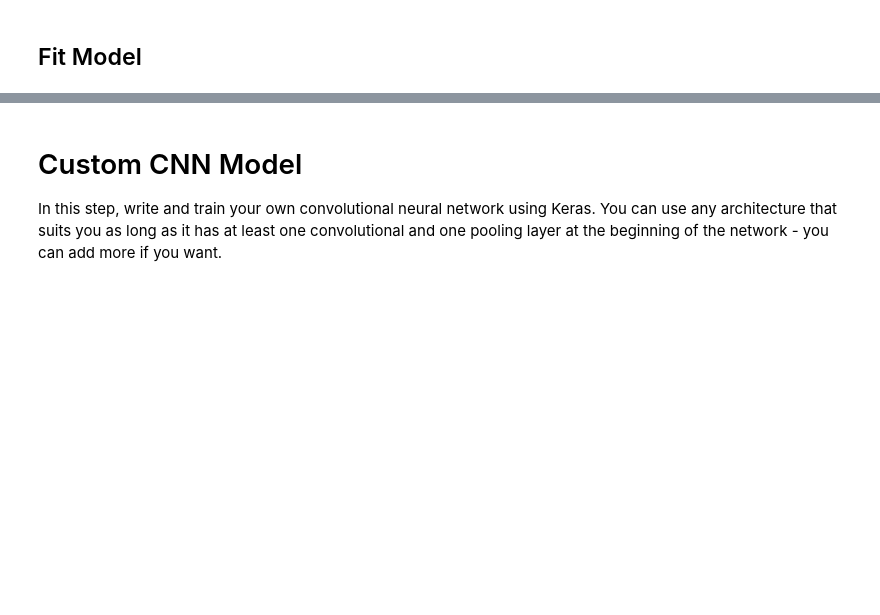
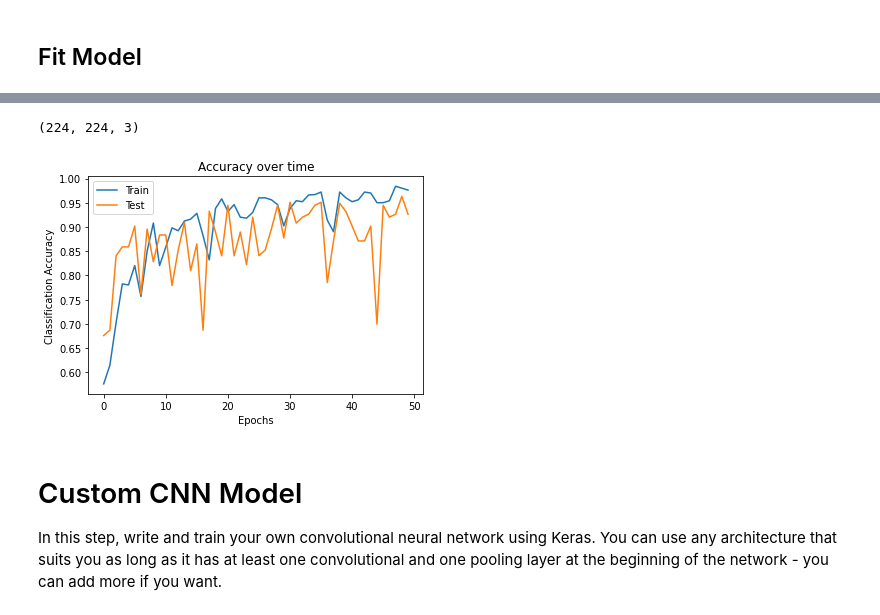
Before and after one commit to jacobpad/DS-Unit-4-Sprint-3-Deep-Learning, a Jupyter notebook: module2-convolutional-neural-networks/UPDATED_LS_DS_432_Convolution_Neural_Networks_Assignment.ipynb, the cells around one changed output, grey strips where cells are left out. Saved outputs shown, nothing was run; the diff lists cells and outputs as text; code cells hidden in the pictures; blank space fills up the shorter version.

```diff
--- a/module2-convolutional-neural-networks/UPDATED_LS_DS_432_Convolution_Neural_Networks_Assignment.ipynb
+++ b/module2-convolutional-neural-networks/UPDATED_LS_DS_432_Convolution_Neural_Networks_Assignment.ipynb
@@ -134,5 +178,8 @@ train_data_gen = train_image_generator.flow_from_directory(batch_size=batch_size
 # %%
 val_data_gen = validation_image_generator.flow_from_directory(batch_size=batch_size,
                                                               directory=validation_dir,
-                                                              target_size=(IMG_HEIGHT, IMG_WIDTH, CHNLS),
+                                                              target_size=(IMG_HEIGHT,
+                                                                           IMG_WIDTH,
+                                                                          #  CHNLS
+                                                                           ),
                                                               class_mode='binary')
@@ -140,0 +248,7 @@ val_data_gen = validation_image_generator.flow_from_directory(batch_size=batch_s
+# %%
+# Re-add dense layers (explained above)
+x = resnet.output
+x = GlobalAveragePooling2D()(x) # This layer is a really fancy flatten
+x = Dense(1024, activation='relu')(x)
+predictions = Dense(1, activation='sigmoid')(x)
+model = Model(resnet.input, predictions)
@@ -140,0 +257,5 @@ val_data_gen = validation_image_generator.flow_from_directory(batch_size=batch_s
+# %%
+# Compile Model
+model.compile(optimizer='adam',
+              loss='binary_crossentropy',
+              metrics=['accuracy'])
@@ -141,10 +283,9 @@ val_data_gen = validation_image_generator.flow_from_directory(batch_size=batch_s
 # %% [markdown]
 ## Fit Model
 # %%
-history = model.fit(
-    train_data_gen,
-    steps_per_epoch=total_train // batch_size,
-    epochs=epochs,
-    validation_data=val_data_gen,
-    validation_steps=total_val // batch_size
-)
+# Fit Model
+history = model.fit(train_data_gen,
+                    steps_per_epoch=total_train // batch_size, epochs=epochs,
+                    validation_data=val_data_gen,
+                    validation_steps=total_val // batch_size
+                    )
@@ -151,3 +310,23 @@ history = model.fit(
+# %%
+# Check shape
+train_data_gen.image_shape
+# %% [output]
+(224, 224, 3)
+# %%
+import matplotlib.pyplot as plt
+
+# Graph accuracy over time
+eps = range(len(history.history['accuracy']))
+plt.plot(eps, history.history['accuracy'], label='Train')
+plt.plot(eps, history.history['val_accuracy'], label='Test')
+
+plt.title('Accuracy over time')
+plt.xlabel('Epochs')
+plt.ylabel('Classification Accuracy')
+plt.legend()
+plt.show()
+# %% [output]
+[figure, added]
 # %% [markdown]
 # Custom CNN Model
 
```
Also changed, not shown: parts of 29 cells of this notebook.
